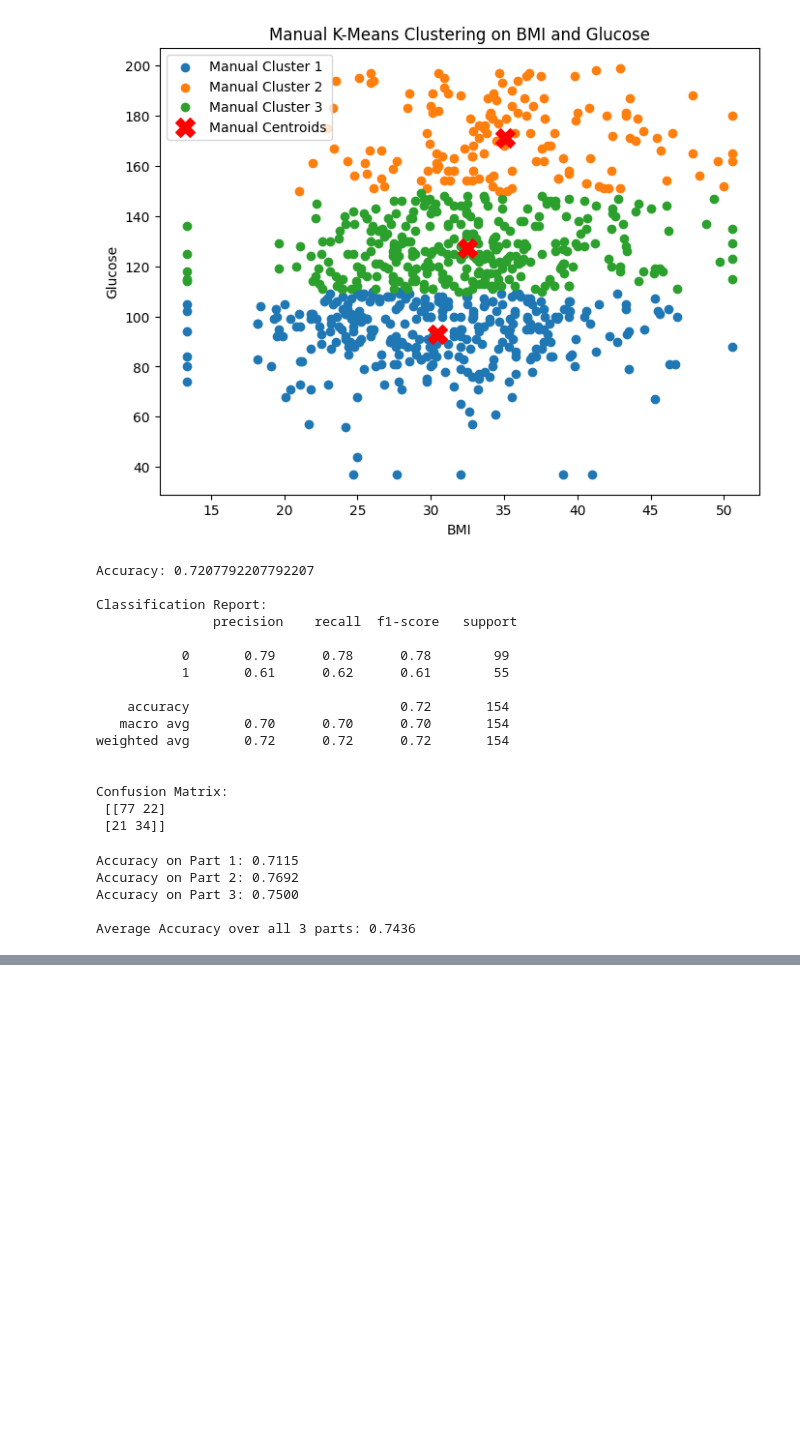
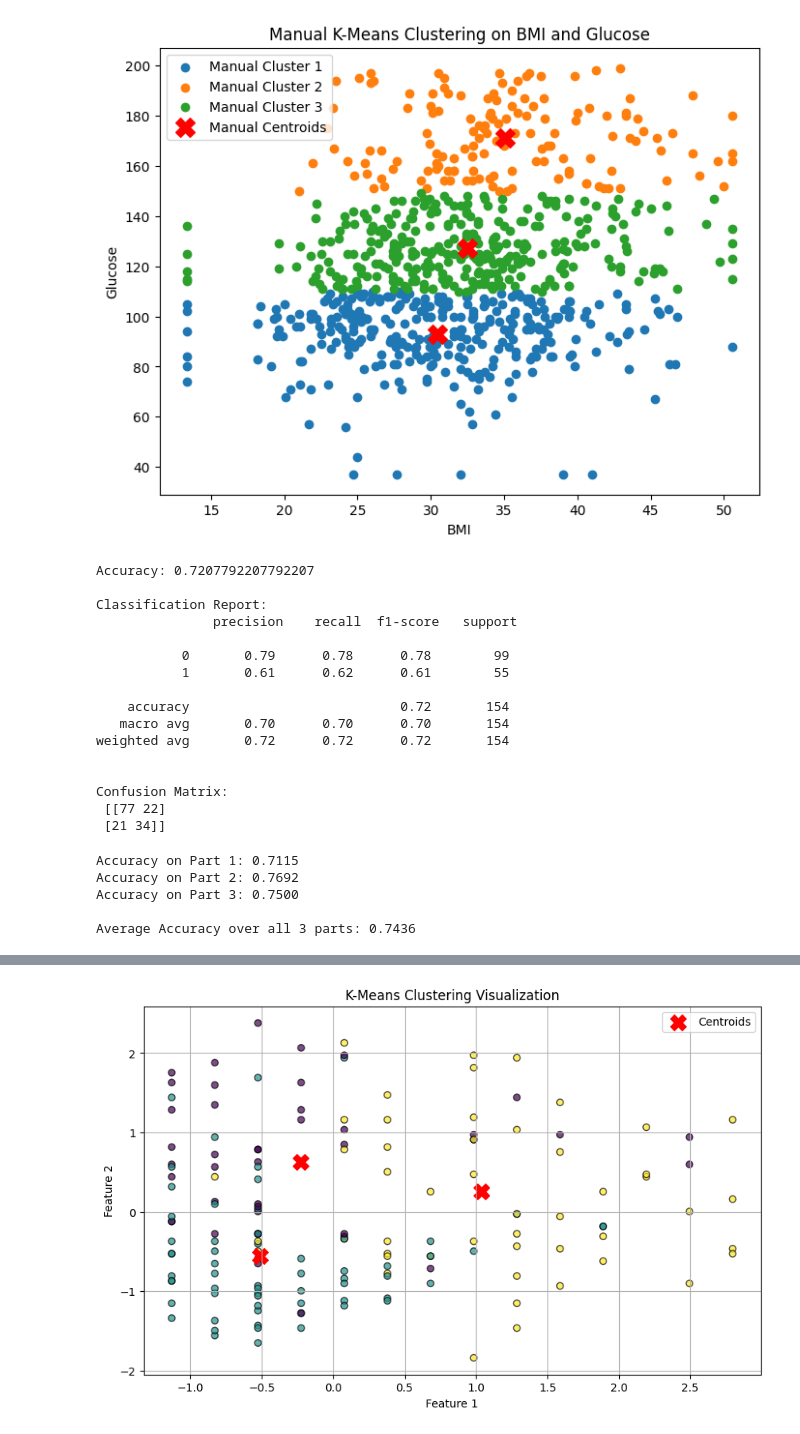
Before and after one commit to vedikakapoor-11/ML, a Jupyter notebook: bmlexp_py.ipynb, the cells around one changed output, grey strips where cells are left out. Saved outputs shown, nothing was run; the diff lists cells and outputs as text; code cells hidden in the pictures; blank space fills up the shorter version.

```diff
--- a/bmlexp_py.ipynb
+++ b/bmlexp_py.ipynb
@@ -457,0 +511,82 @@ Average Accuracy over all 3 parts: 0.7436
+# %%
+import pandas as pd
+from sklearn.model_selection import train_test_split
+from sklearn.preprocessing import StandardScaler
+from sklearn.neighbors import KNeighborsClassifier
+from sklearn.tree import DecisionTreeClassifier
+from sklearn.ensemble import RandomForestClassifier, AdaBoostClassifier
+from sklearn.cluster import KMeans
+from sklearn.metrics import accuracy_score, classification_report, confusion_matrix
+import matplotlib.pyplot as plt
+
+# Load dataset
+df = pd.read_csv('/content/Diabetes (1).csv')
+
+# Separate features and target
+X = df.drop("diabetes", axis=1)
+y = df["diabetes"]
+
+# Split dataset into train and test
+X_train, X_test, y_train, y_test = train_test_split(X, y, test_size=0.2, random_state=42)
+
+# Feature Scaling
+scaler = StandardScaler()
+X_train_scaled = scaler.fit_transform(X_train)
+X_test_scaled = scaler.transform(X_test)
+
+# --- Supervised Algorithms ---
+
+# KNN Classifier
+knn = KNeighborsClassifier(n_neighbors=5)
+knn.fit(X_train_scaled, y_train)
+knn_pred = knn.predict(X_test_scaled)
+print("KNN Accuracy:", accuracy_score(y_test, knn_pred))
+print("KNN Classification Report:\n", classification_report(y_test, knn_pred))
+print("KNN Confusion Matrix:\n", confusion_matrix(y_test, knn_pred))
+
+# Decision Tree Classifier
+dt = DecisionTreeClassifier(criterion='gini', max_depth=5, random_state=42)
+dt.fit(X_train, y_train)
+dt_pred = dt.predict(X_test)
+print("\nDecision Tree Accuracy:", accuracy_score(y_test, dt_pred))
+print("Decision Tree Classification Report:\n", classification_report(y_test, dt_pred))
+print("Decision Tree Confusion Matrix:\n", confusion_matrix(y_test, dt_pred))
+
+# Random Forest Classifier
+rf = RandomForestClassifier(n_estimators=100, random_state=42)
+rf.fit(X_train, y_train)
+rf_pred = rf.predict(X_test)
+print("\nRandom Forest Accuracy:", accuracy_score(y_test, rf_pred))
+print("Random Forest Classification Report:\n", classification_report(y_test, rf_pred))
+print("Random Forest Confusion Matrix:\n", confusion_matrix(y_test, rf_pred))
+
+# AdaBoost Classifier
+ada = AdaBoostClassifier(n_estimators=100, random_state=42)
+ada.fit(X_train_scaled, y_train)
+ada_pred = ada.predict(X_test_scaled)
+print("\nAdaBoost Accuracy:", accuracy_score(y_test, ada_pred))
+print("AdaBoost Classification Report:\n", classification_report(y_test, ada_pred))
+print("AdaBoost Confusion Matrix:\n", confusion_matrix(y_test, ada_pred))
+
+
+# --- Unsupervised Algorithm ---
+
+# K-Means Clustering
+kmeans = KMeans(n_clusters=3, random_state=42, n_init=10)
+kmeans.fit(X_train_scaled)
+kmeans_pred = kmeans.predict(X_test_scaled)
+
+# Calculate inertia (within-cluster sum of squares)
+print("\nK-Means Inertia:", kmeans.inertia_)
+
+# Visualizing K-Means Clustering
+plt.figure(figsize=(10, 6))
+plt.scatter(X_test_scaled[:, 0], X_test_scaled[:, 1], c=kmeans_pred, cmap='viridis', edgecolors='k', alpha=0.7)
+plt.scatter(kmeans.cluster_centers_[:, 0], kmeans.cluster_centers_[:, 1], s=200, c='red', marker='X', label="Centroids")
+plt.title('K-Means Clustering Visualization')
+plt.xlabel('Feature 1')
+plt.ylabel('Feature 2')
+plt.legend()
+plt.grid(True)
+plt.show()
+# %% [output]
@@ -457,0 +610 @@ Average Accuracy over all 3 parts: 0.7436
+[figure, added]
```
Also changed, not shown: parts of 2 cells of this notebook.
